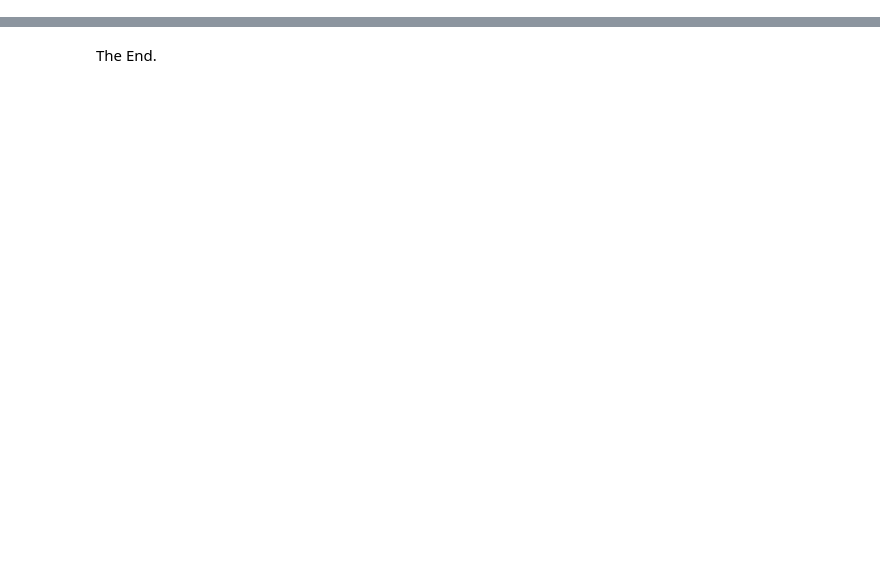
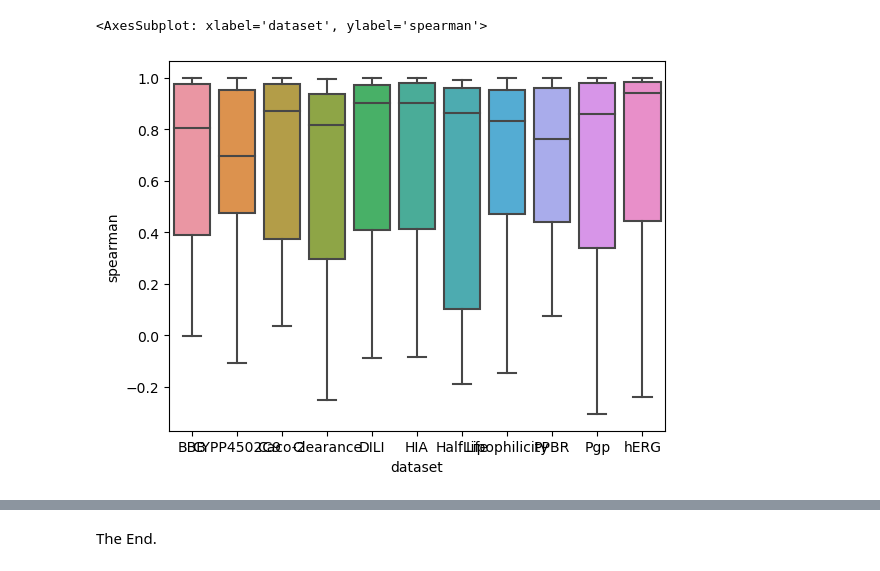
Before and after one commit to valence-labs/mood-experiments, a Jupyter notebook: notebooks/01. Relation between model space and input space.ipynb, the cells around one changed output, grey strips where cells are left out. Cells and saved outputs as stored; diff of their text form; code cells hidden in the pictures; blank space fills up the shorter version.

```diff
--- a/notebooks/01. Relation between model space and input space.ipynb
+++ b/notebooks/01. Relation between model space and input space.ipynb
@@ -97,0 +18,5 @@ Done!
+# %%
+sns.boxplot(data=df, x="dataset", y="spearman")
+# %% [output]
+<AxesSubplot: xlabel='dataset', ylabel='spearman'>
+[figure, added]
```
Also changed, not shown: parts of 10 cells of this notebook, 2 other files.
